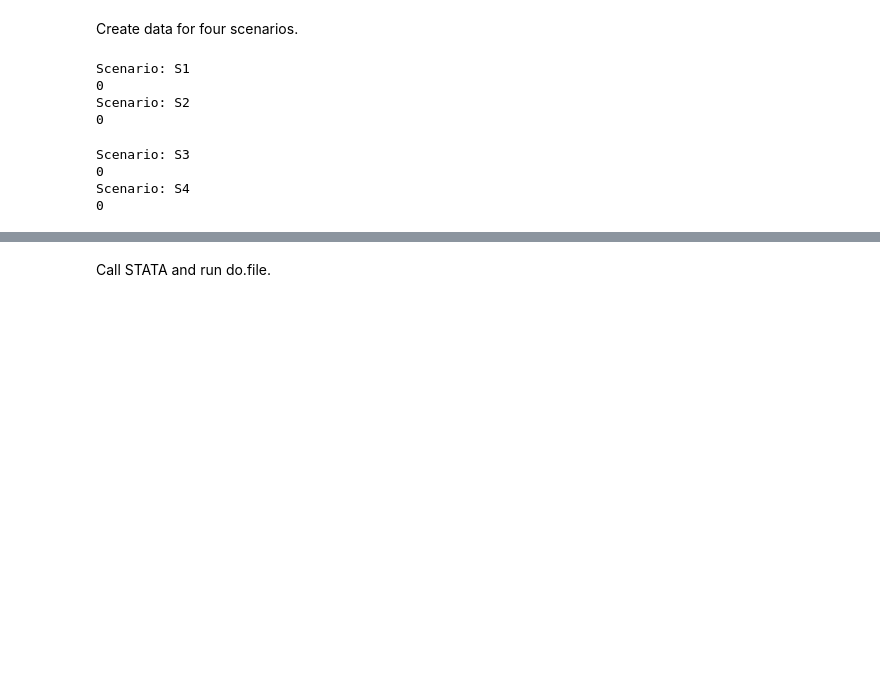
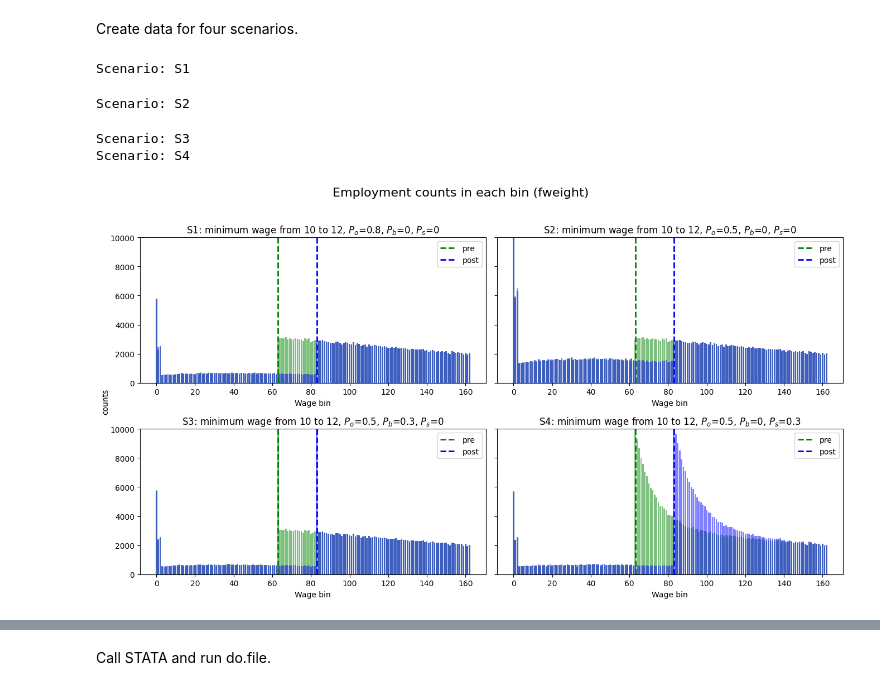
Before and after one commit to boyuchen21/minimum_wage, a Jupyter notebook: codes/compare_estimators.ipynb, the cells around one changed output, grey strips where cells are left out. Saved outputs shown, nothing was run; the diff lists cells and outputs as text; code cells hidden in the pictures; blank space fills up the shorter version.

```diff
--- a/codes/compare_estimators.ipynb
+++ b/codes/compare_estimators.ipynb
@@ -392,4 +413,22 @@ def prepare_hazard_var(log_wages, real_m_pre, real_m_post, P_o=0.2, P_b=0, P_s=0
     return df_grouped
 # %% [markdown]
 Create data for four scenarios.
+# %%
+df_appended = pd.DataFrame()
+
+# loop through the scenarios
+for scenario, params in scenarios.items():
+    real_m_pre, real_m_post, P_o, P_b, P_s = params
+    df_grouped = prepare_hazard_var(log_wages, real_m_pre, real_m_post, P_o, P_b, P_s)
+    df_grouped['Scenario'] = scenario
+    df_appended = pd.concat([df_appended, df_grouped])
+    print(f"Scenario: {scenario}")
+    # print #rows fweight ==0
+    # print(df_grouped[df_grouped['fweight']==0].shape[0])
+    df_grouped.to_stata(f'data/df_grouped_{scenario}.dta')
+# %% [output]
+Scenario: S1
+Scenario: S2
+Scenario: S3
+Scenario: S4
 # %%
@@ -406,18 +442,41 @@ df_all = df_all[df_all['wagcat'] != 163]
-# %%
-# loop through the scenarios
-for scenario, params in scenarios.items():
-    real_m_pre, real_m_post, P_o, P_b, P_s = params
-    df_grouped = prepare_hazard_var(log_wages, real_m_pre, real_m_post, P_o, P_b, P_s)
-    print(f"Scenario: {scenario}")
-    # print #rows fweight ==0
-    print(df_grouped[df_grouped['fweight']==0].shape[0])
-    df_grouped.to_stata(f'data/df_grouped_{scenario}.dta')
-# %% [output]
-Scenario: S1
-0
-Scenario: S2
-0
-Scenario: S3
-0
-Scenario: S4
-0
+# %%
+#barplot y = fweight and remain ; x = wagcat for each scenario of df_appended.
+df_appended['remain'] = df_appended['remain'].astype(float)
+df_appended['fweight'] = df_appended['fweight'].astype(float)
+
+# Create a figure and axes for subplots
+fig, axes = plt.subplots(2, 2, figsize=(14, 8), sharey=True)
+
+# Flatten axes for easy iteration
+axes = axes.flatten()
+
+# Plot each scenario in a separate subplot
+for i, scenario in enumerate(scenarios):
+    real_m_pre, real_m_post, P_o, P_b, P_s = scenarios[scenario]
+    df = df_appended[df_appended['Scenario']==scenario]
+    pre_minimum_wage_bin = df[(df['min'] == 1) & (df['period'] == "pre")]['wagcat'].values[0]
+    post_minimum_wage_bin = df[(df['min'] == 1) & (df['period'] == "post")]['wagcat'].values[0]
+
+    # Plot the data
+    axes[i].bar(df[df['period']=='pre']['wagcat'], df[df['period']=='pre']['fweight'], capsize=5, label=scenario, color = 'green', alpha = 0.5)
+    axes[i].bar(df[df['period']=='post']['wagcat'], df[df['period']=='post']['fweight'], capsize=5, label=scenario, color = 'blue', alpha = 0.5)
+    # add vline for minimum wage to bar
+    axes[i].axvline(x=pre_minimum_wage_bin, color='green', linestyle='--', linewidth=2)
+    axes[i].axvline(x=post_minimum_wage_bin, color='blue', linestyle='--', linewidth=2)
+    axes[i].legend(['pre', 'post'], loc='upper right')
+
+    axes[i].set_xlabel('Wage bin')
+    axes[i].set_title(f'{scenario}: minimum wage from {real_m_pre} to {real_m_post}, $P_o$={P_o}, $P_b$={P_b}, $P_s$={P_s}')
+    # set ylim
+    axes[i].set_ylim([0, 10_000])
+
+# Set common ylabel
+fig.text(0.04, 0.5, 'counts', va='center', rotation='vertical')
+# Set the main title
+plt.suptitle('Employment counts in each bin (fweight)', fontsize=16)
+
+# Adjust layout
+plt.tight_layout(rect=[0.04, 0.04, 1, 0.96])
+plt.show()
+# %% [output]
+[figure, added]
```
Also changed, not shown: parts of 19 cells of this notebook, 11 other files.
